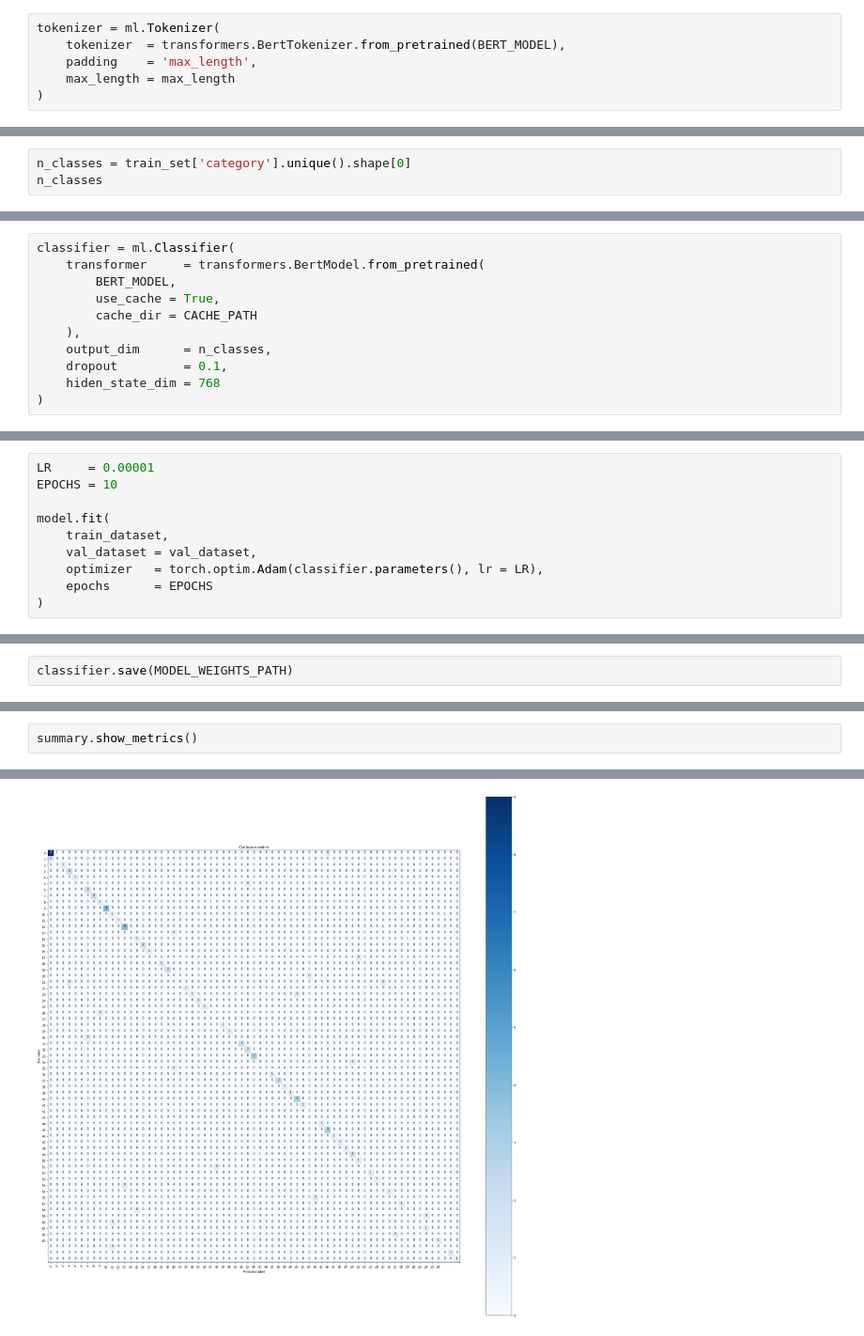
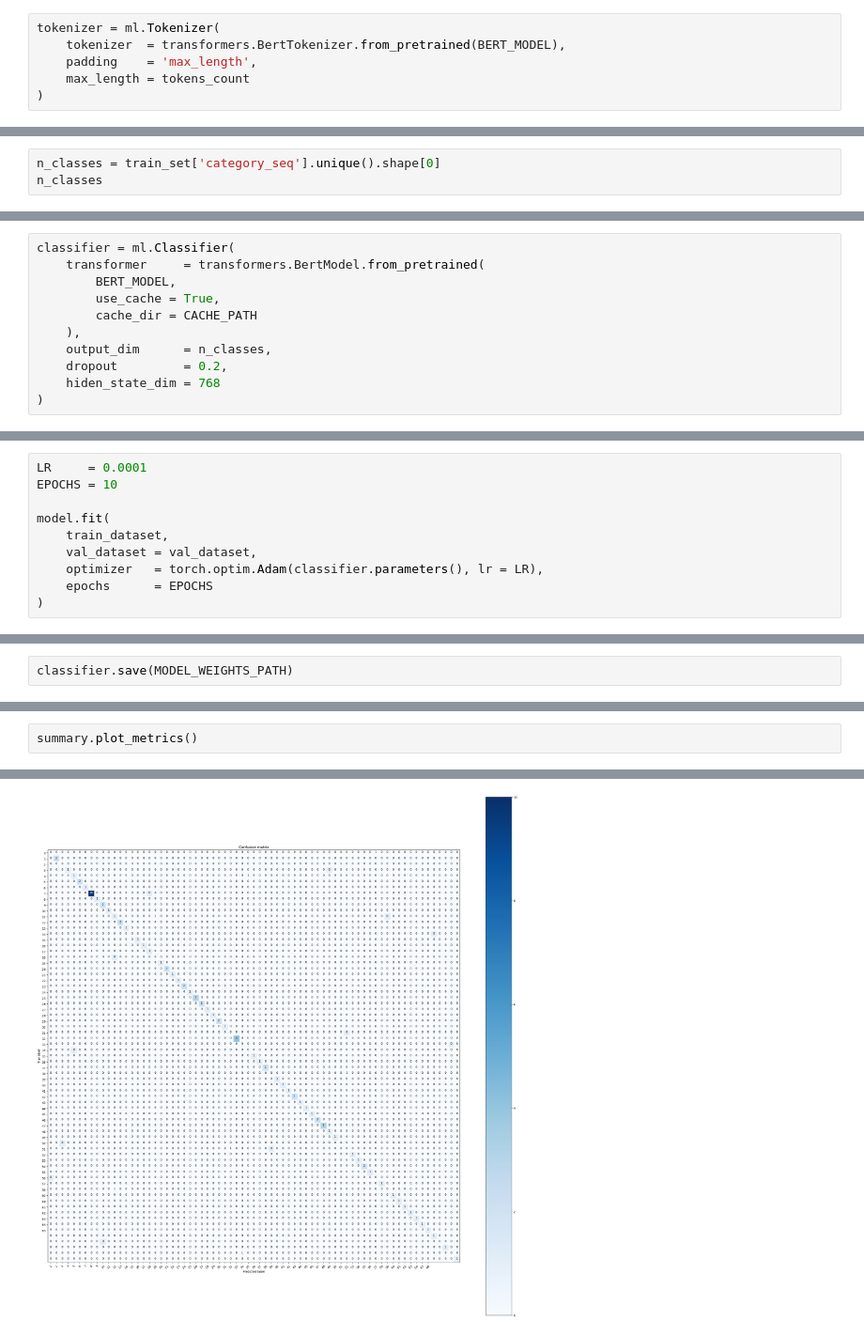
Before and after one commit to magistery-tps/text-mining, a Jupyter notebook: notebooks/ebay/3-bert-model.ipynb, the cells around one changed output, grey strips where cells are left out. Shown: that part at 94% size. Drawn from its saved outputs; the diff is of its cells as text.

```diff
--- a/notebooks/ebay/3-bert-model.ipynb
+++ b/notebooks/ebay/3-bert-model.ipynb
@@ -104,7 +103,7 @@ max_length
 tokenizer = ml.Tokenizer(
     tokenizer  = transformers.BertTokenizer.from_pretrained(BERT_MODEL),
     padding    = 'max_length',
-    max_length = max_length
+    max_length = tokens_count
 )
 # %%
 train_dataset = dt.Dataset(train_set, feature_col = 'title', target_col = 'category_seq', tokenizer = tokenizer)
@@ -113,7 +112,7 @@ test_dataset  = dt.Dataset(test_set,  feature_col = 'title', target_col = 'categ
 # %% [markdown]
 Cantidad de clases a predecir:
 # %%
-n_classes = train_set['category'].unique().shape[0]
+n_classes = train_set['category_seq'].unique().shape[0]
 n_classes
 # %% [output]
 122
@@ -125,7 +124,7 @@ classifier = ml.Classifier(
         cache_dir = CACHE_PATH
     ),
     output_dim      = n_classes,
-    dropout         = 0.1,
+    dropout         = 0.2,
     hiden_state_dim = 768
 )
 # %% [markdown]
@@ -135,7 +132,7 @@ classifier.load(MODEL_WEIGHTS_PATH)
 # %%
 model = ml.ModelTrainer(classifier, batch_size = 25, criterion  = nn.CrossEntropyLoss())
 # %%
-LR     = 0.00001
+LR     = 0.0001
 EPOCHS = 10
 
 model.fit(
@@ -209,3 +157,3 @@ weighted avg       0.80      0.80      0.80        10
 # %%
-summary.show_metrics()
+summary.plot_metrics()
 # %% [output]
@@ -213 +178 @@ summary.show_metrics()
-[figure, old version]
+[figure, new version]
```
Also changed, not shown: parts of 21 cells of this notebook, 10 other files.
